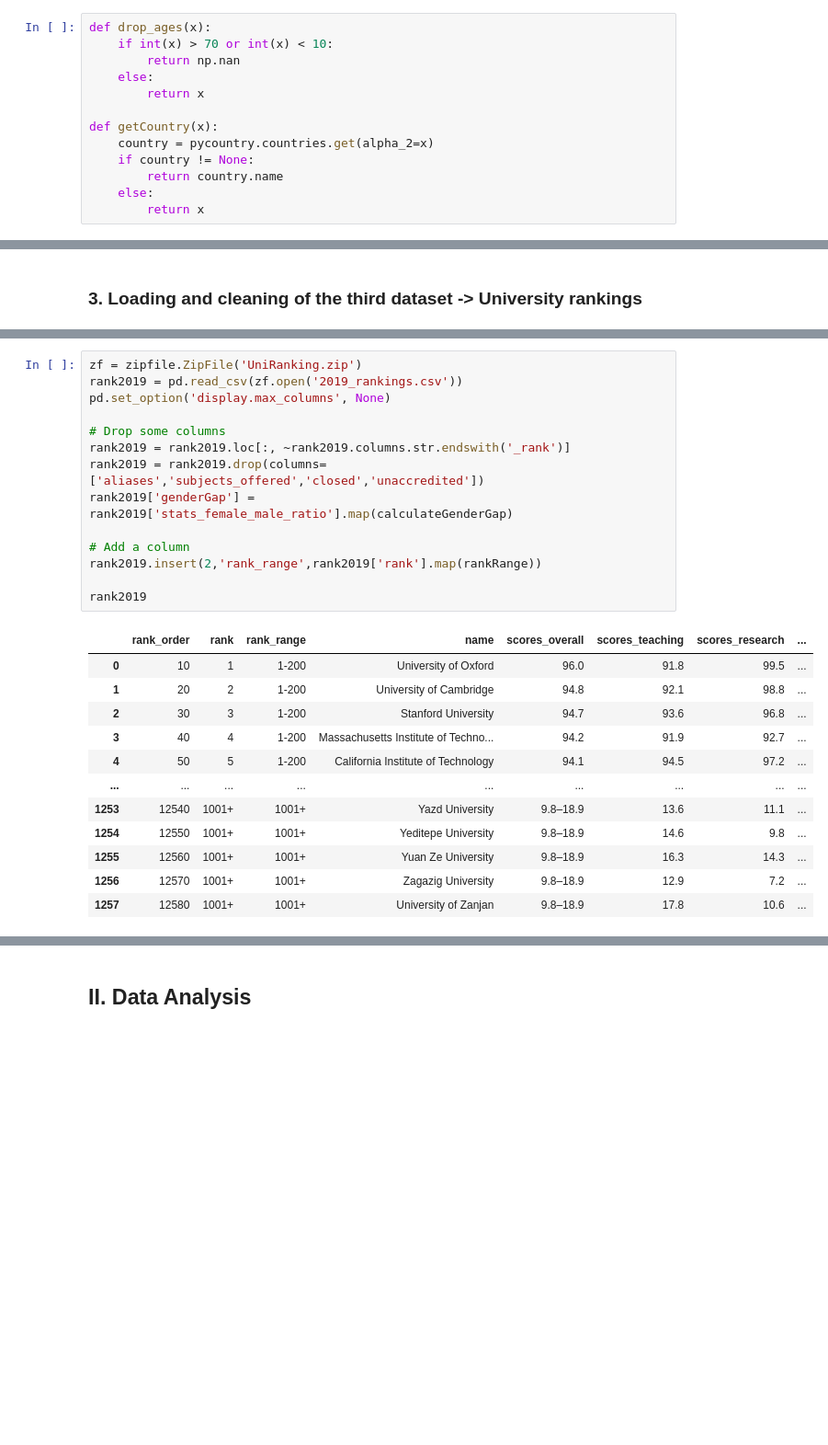
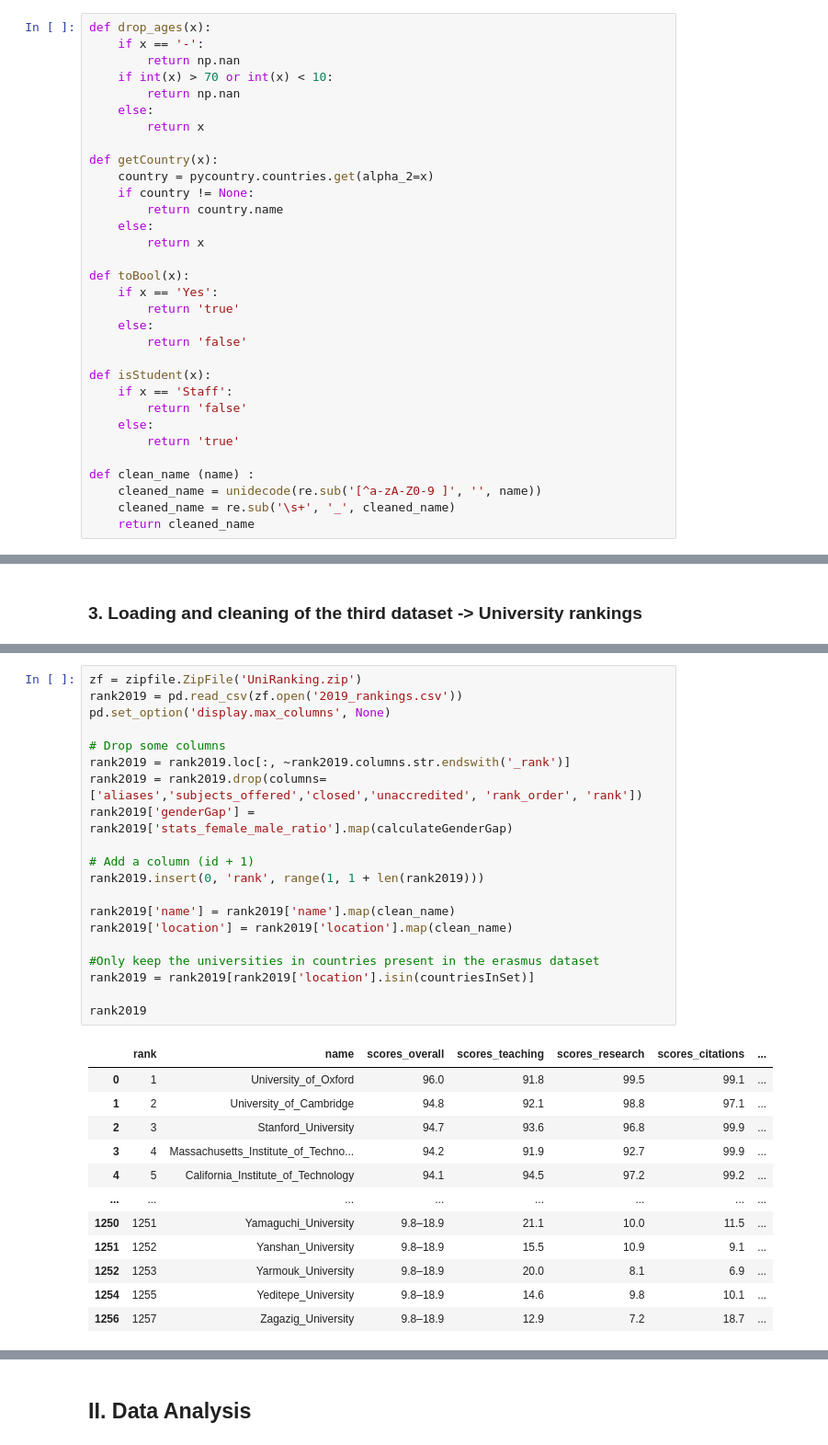
Before and after one commit to tatouti/DatabasePD, a Jupyter notebook: Erasmus_DataAnalysis.ipynb, the cells around one changed output, grey strips where cells are left out. Shown at 92% size. Drawn from its saved outputs; the diff is of its cells as text; blank space fills up the shorter version.

```diff
--- a/Erasmus_DataAnalysis.ipynb
+++ b/Erasmus_DataAnalysis.ipynb
@@ -89,6 +106,8 @@ None
 #### Cleaning and dropping more columns
 # %%
 def drop_ages(x):
+    if x == '-':
+        return np.nan
     if int(x) > 70 or int(x) < 10:
         return np.nan
     else:
@@ -100,4 +119,21 @@ def getCountry(x):
         return country.name
     else:
         return x
+
+def toBool(x):
+    if x == 'Yes':
+        return 'true'
+    else:
+        return 'false'
+
+def isStudent(x):
+    if x == 'Staff':
+        return 'false'
+    else:
+        return 'true'
+
+def clean_name (name) :
+    cleaned_name = unidecode(re.sub('[^a-zA-Z0-9 ]', '', name))
+    cleaned_name = re.sub('\s+', '_', cleaned_name)
+    return cleaned_name
 # %%
@@ -208,27 +256,33 @@ def rankRange(x):
 # %%
 zf = zipfile.ZipFile('UniRanking.zip')
 rank2019 = pd.read_csv(zf.open('2019_rankings.csv'))
 pd.set_option('display.max_columns', None)
 
 # Drop some columns
 rank2019 = rank2019.loc[:, ~rank2019.columns.str.endswith('_rank')]
-rank2019 = rank2019.drop(columns=['aliases','subjects_offered','closed','unaccredited'])
+rank2019 = rank2019.drop(columns=['aliases','subjects_offered','closed','unaccredited', 'rank_order', 'rank'])
 rank2019['genderGap'] = rank2019['stats_female_male_ratio'].map(calculateGenderGap)
 
-# Add a column
-rank2019.insert(2,'rank_range',rank2019['rank'].map(rankRange))
+# Add a column (id + 1)
+rank2019.insert(0, 'rank', range(1, 1 + len(rank2019)))
+
+rank2019['name'] = rank2019['name'].map(clean_name)
+rank2019['location'] = rank2019['location'].map(clean_name)
+
+#Only keep the universities in countries present in the erasmus dataset
+rank2019 = rank2019[rank2019['location'].isin(countriesInSet)]
 
 rank2019
 # %% [output]
-|  | rank_order | rank | rank_range | name | scores_overall | scores_teaching | scores_research | ... |
-| 0 | 10 | 1 | 1-200 | University of Oxford | 96.0 | 91.8 | 99.5 | ... |
-| 1 | 20 | 2 | 1-200 | University of Cambridge | 94.8 | 92.1 | 98.8 | ... |
-| 2 | 30 | 3 | 1-200 | Stanford University | 94.7 | 93.6 | 96.8 | ... |
-| 3 | 40 | 4 | 1-200 | Massachusetts Institute of Techno... | 94.2 | 91.9 | 92.7 | ... |
-| 4 | 50 | 5 | 1-200 | California Institute of Technology | 94.1 | 94.5 | 97.2 | ... |
-| ... | ... | ... | ... | ... | ... | ... | ... | ... |
-| 1253 | 12540 | 1001+ | 1001+ | Yazd University | 9.8–18.9 | 13.6 | 11.1 | ... |
-| 1254 | 12550 | 1001+ | 1001+ | Yeditepe University | 9.8–18.9 | 14.6 | 9.8 | ... |
-| 1255 | 12560 | 1001+ | 1001+ | Yuan Ze University | 9.8–18.9 | 16.3 | 14.3 | ... |
-| 1256 | 12570 | 1001+ | 1001+ | Zagazig University | 9.8–18.9 | 12.9 | 7.2 | ... |
-| 1257 | 12580 | 1001+ | 1001+ | University of Zanjan | 9.8–18.9 | 17.8 | 10.6 | ... |
+|  | rank | name | scores_overall | scores_teaching | scores_research | scores_citations | ... |
+| 0 | 1 | University_of_Oxford | 96.0 | 91.8 | 99.5 | 99.1 | ... |
+| 1 | 2 | University_of_Cambridge | 94.8 | 92.1 | 98.8 | 97.1 | ... |
+| 2 | 3 | Stanford_University | 94.7 | 93.6 | 96.8 | 99.9 | ... |
+| 3 | 4 | Massachusetts_Institute_of_Techno... | 94.2 | 91.9 | 92.7 | 99.9 | ... |
+| 4 | 5 | California_Institute_of_Technology | 94.1 | 94.5 | 97.2 | 99.2 | ... |
+| ... | ... | ... | ... | ... | ... | ... | ... |
+| 1250 | 1251 | Yamaguchi_University | 9.8–18.9 | 21.1 | 10.0 | 11.5 | ... |
+| 1251 | 1252 | Yanshan_University | 9.8–18.9 | 15.5 | 10.9 | 9.1 | ... |
+| 1252 | 1253 | Yarmouk_University | 9.8–18.9 | 20.0 | 8.1 | 6.9 | ... |
+| 1254 | 1255 | Yeditepe_University | 9.8–18.9 | 14.6 | 9.8 | 10.1 | ... |
+| 1256 | 1257 | Zagazig_University | 9.8–18.9 | 12.9 | 7.2 | 18.7 | ... |
```
Also changed, not shown: parts of 24 cells of this notebook, 3 other files.
